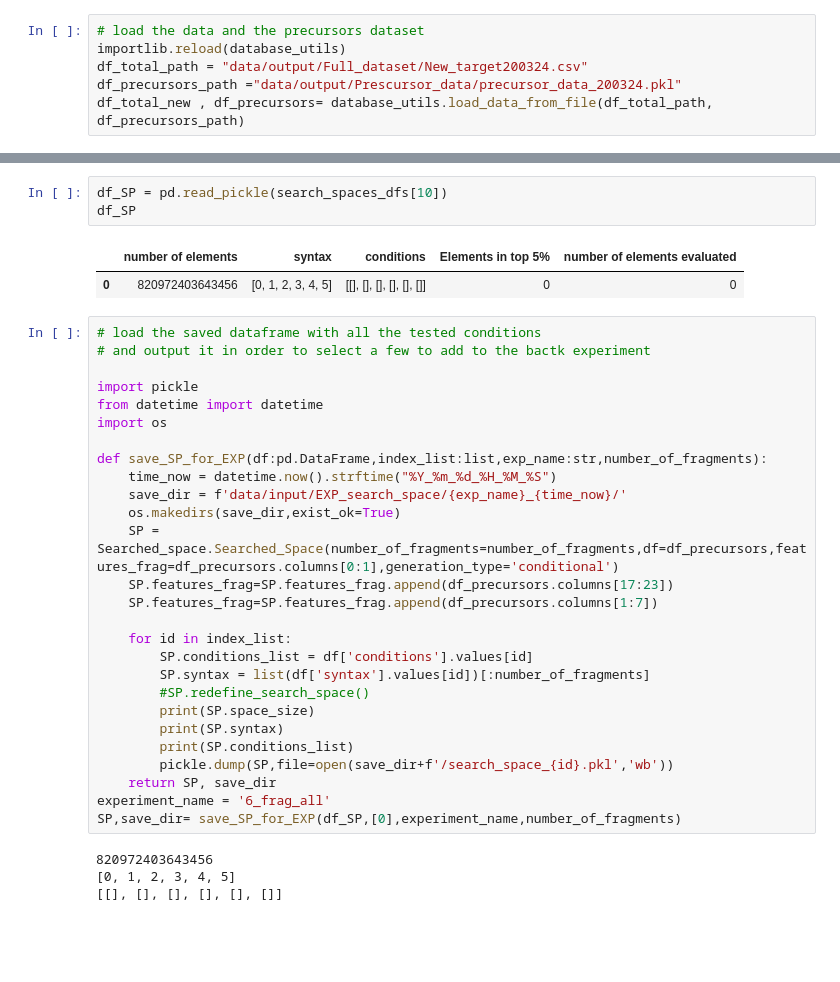
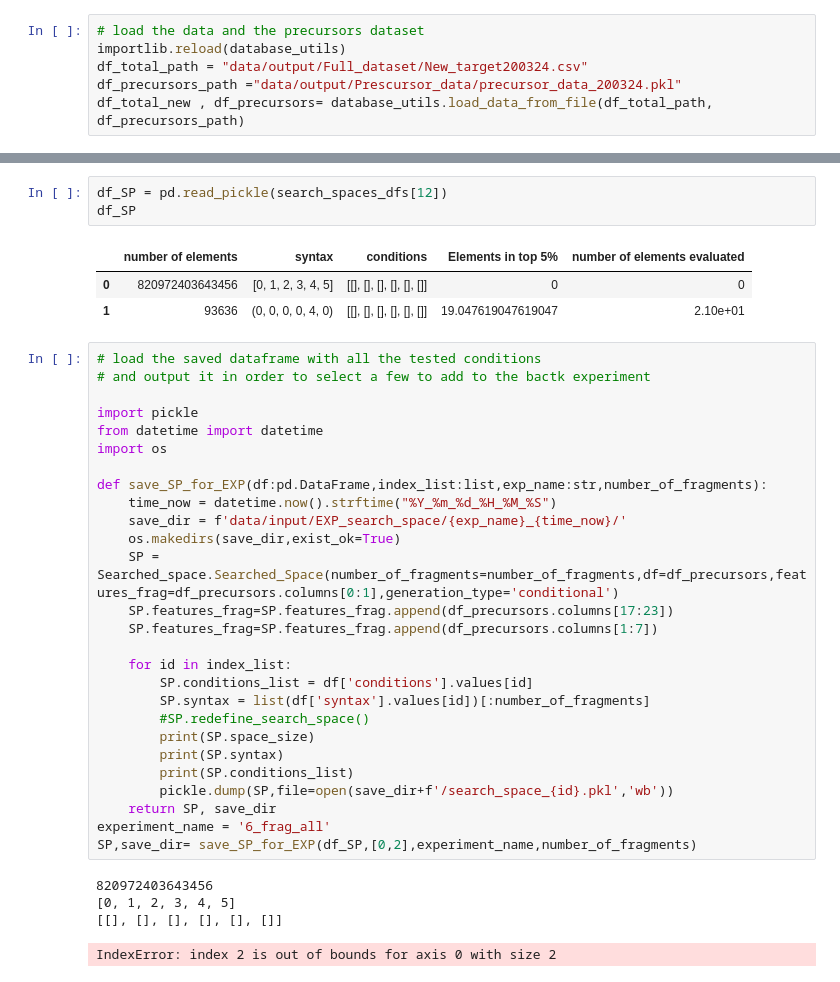
Before and after one commit to mohammedazzouzi15/STK_search, a Jupyter notebook: Example_notebooks/1_initialise_search_space.ipynb, the cells around one changed output, grey strips where cells are left out. Drawn from its saved outputs; the diff is of its cells as text; blank space fills up the shorter version.

```diff
--- a/Example_notebooks/1_initialise_search_space.ipynb
+++ b/Example_notebooks/1_initialise_search_space.ipynb
@@ -82,9 +92,10 @@ for id,df_path_SP in enumerate(search_spaces_dfs):
 # %%
-df_SP = pd.read_pickle(search_spaces_dfs[10])
+df_SP = pd.read_pickle(search_spaces_dfs[12])
 df_SP
 # %% [output]
 |  | number of elements | syntax | conditions | Elements in top 5% | number of elements evaluated |
 | 0 | 820972403643456 | [0, 1, 2, 3, 4, 5] | [[], [], [], [], [], []] | 0 | 0 |
+| 1 | 93636 | (0, 0, 0, 0, 4, 0) | [[], [], [], [], [], []] | 19.047619047619047 | 2.10e+01 |
 # %%
 # load the saved dataframe with all the tested conditions
 # and output it in order to select a few to add to the bactk experiment
@@ -111,8 +122,9 @@ def save_SP_for_EXP(df:pd.DataFrame,index_list:list,exp_name:str,number_of_fragm
         pickle.dump(SP,file=open(save_dir+f'/search_space_{id}.pkl','wb'))
     return SP, save_dir
 experiment_name = '6_frag_all'
-SP,save_dir= save_SP_for_EXP(df_SP,[0],experiment_name,number_of_fragments)
+SP,save_dir= save_SP_for_EXP(df_SP,[0,2],experiment_name,number_of_fragments)
 # %% [output]
 820972403643456
 [0, 1, 2, 3, 4, 5]
 [[], [], [], [], [], []]
+IndexError: index 2 is out of bounds for axis 0 with size 2
```
Also changed, not shown: parts of 5 cells of this notebook, 6 other files.
